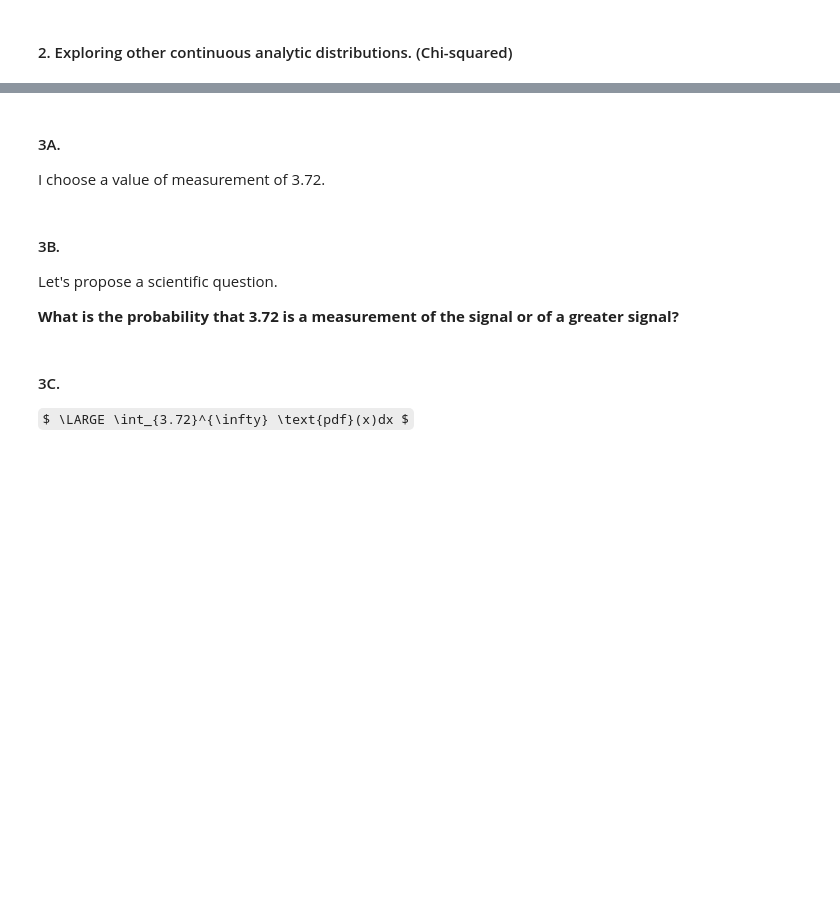
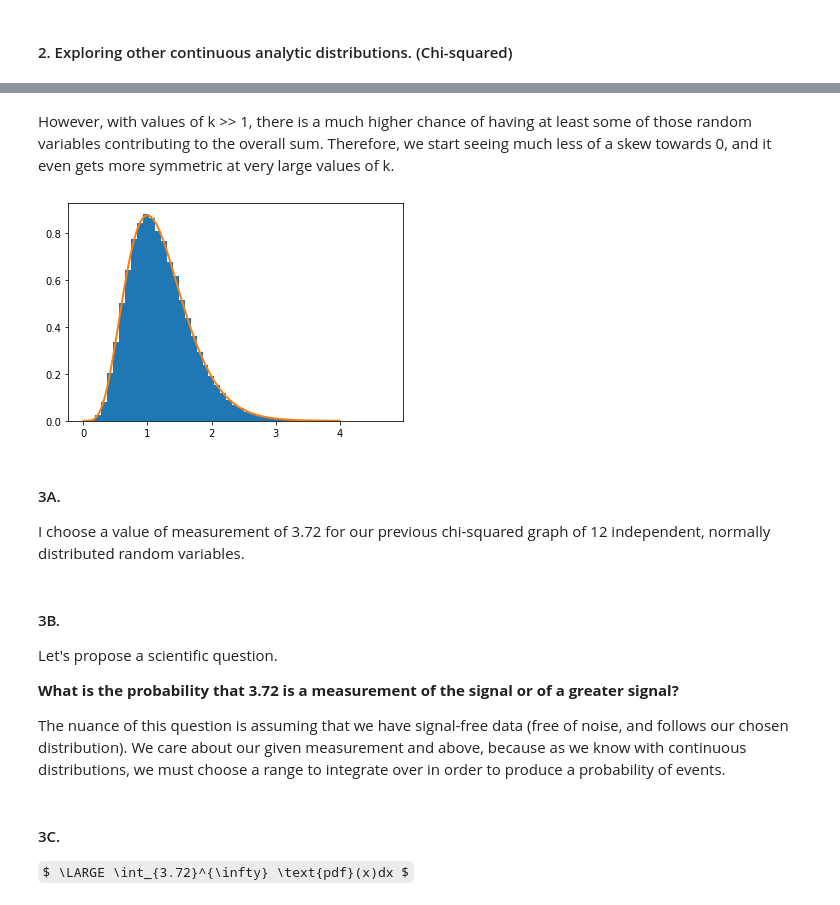
Before and after one commit to Mick-Ross/Computational-Data-Analysis, a Jupyter notebook: Lab 1/Lab1.ipynb, the cells around one changed output, grey strips where cells are left out. Drawn from its saved outputs; the diff is of its cells as text; code cells hidden in the pictures; some formulas as TeX source; blank space fills up the shorter version.

```diff
--- a/Lab 1/Lab1.ipynb
+++ b/Lab 1/Lab1.ipynb
@@ -70,11 +85,26 @@ plt.show()
+# %% [markdown]
+However, with values of k >> 1, there is a much higher chance of having at least some of those random variables contributing to the overall sum. Therefore, we start seeing much less of a skew towards 0, and it even gets more symmetric at very large values of k.
+# %%
+d = stats.chi2.rvs(12, scale = .1, size = 100000)
+fig, ax = plt.subplots(1, 1)
+ax.hist(d,50, density=True)
+#plt.tick_params(labelsize = 24)
+# plt.xlim([2.95,3.05])
+x = np.linspace(0, 4, 100)
+ax.plot(x,stats.chi2.pdf(x, 12, scale = 0.1),linewidth = 2,alpha = 1)
+plt.show()
+# %% [output]
+[figure, added]
 # %% [markdown]
 #### 3A.
-I choose a value of measurement of 3.72.
+I choose a value of measurement of 3.72 for our previous chi-squared graph of 12 independent, normally distributed random variables.
 # %% [markdown]
 #### 3B.
 Let's propose a scientific question.
 
 __What is the probability that 3.72 is a measurement of the signal or of a greater signal?__
+
+The nuance of this question is assuming that we have signal-free data (free of noise, and follows our chosen distribution). We care about our given measurement and above, because as we know with continuous distributions, we must choose a range to integrate over in order to produce a probability of events.
 # %% [markdown]
 #### 3C.
 $ \LARGE \int_{3.72}^{\infty} \text{pdf}(x)dx $
```
Also changed, not shown: parts of 13 cells of this notebook.
